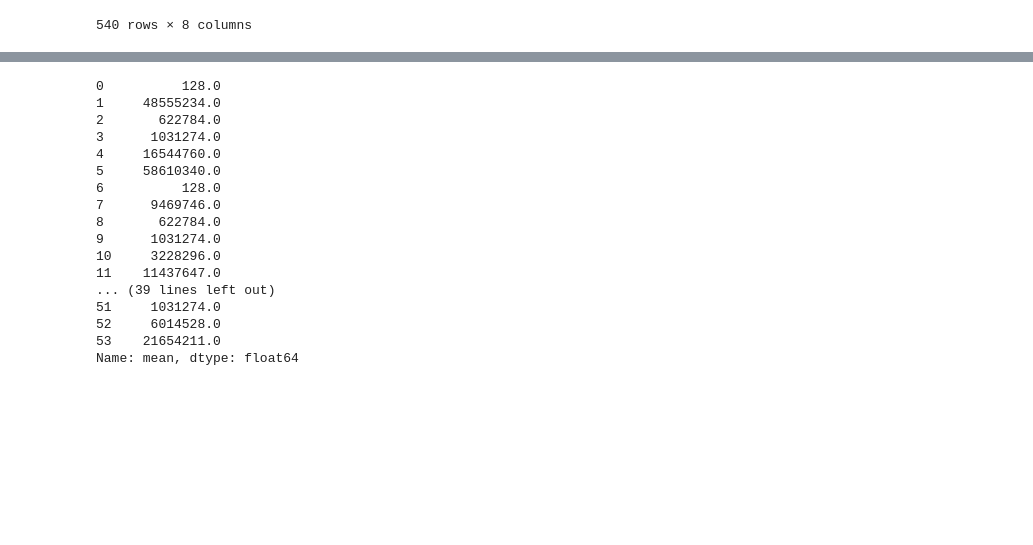
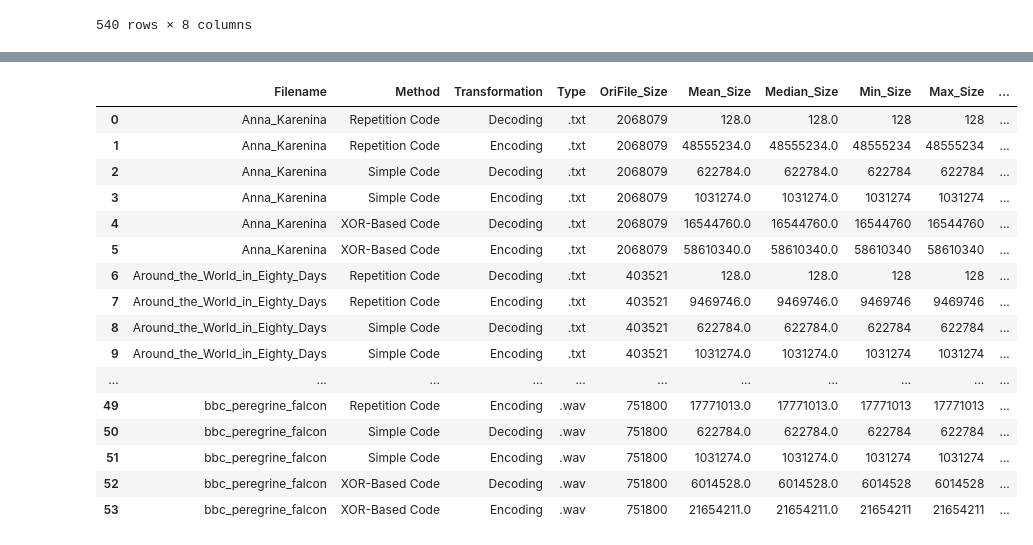
Before and after one commit to AAnzel/UNACORM, a Jupyter notebook: Source/recalculate_pickle.ipynb, the cells around one changed output, grey strips where cells are left out. Drawn from its saved outputs; the diff is of its cells as text; code cells hidden in the pictures; blank space fills up the shorter version.

```diff
--- a/Source/recalculate_pickle.ipynb
+++ b/Source/recalculate_pickle.ipynb
@@ -154,25 +155,25 @@ df_agg.to_pickle('data/pre_measure_stat.pkl')
 # %%
 df_stat = pd.read_pickle(r"data/pre_measure_stat.pkl")
 # %%
-df_stat['Size']['mean']
+df_stat
 # %% [output]
-0          128.0
-1     48555234.0
-2       622784.0
-3      1031274.0
-4     16544760.0
-5     58610340.0
-6          128.0
-7      9469746.0
-8       622784.0
-9      1031274.0
-10     3228296.0
-11    11437647.0
-... (39 lines left out)
-51     1031274.0
-52     6014528.0
-53    21654211.0
-Name: mean, dtype: float64
+|  | Filename | Method | Transformation | Type | OriFile_Size | Mean_Size | Median_Size | Min_Size | Max_Size | ... |
+| 0 | Anna_Karenina | Repetition Code | Decoding | .txt | 2068079 | 128.0 | 128.0 | 128 | 128 | ... |
+| 1 | Anna_Karenina | Repetition Code | Encoding | .txt | 2068079 | 48555234.0 | 48555234.0 | 48555234 | 48555234 | ... |
+| 2 | Anna_Karenina | Simple Code | Decoding | .txt | 2068079 | 622784.0 | 622784.0 | 622784 | 622784 | ... |
+| 3 | Anna_Karenina | Simple Code | Encoding | .txt | 2068079 | 1031274.0 | 1031274.0 | 1031274 | 1031274 | ... |
+| 4 | Anna_Karenina | XOR-Based Code | Decoding | .txt | 2068079 | 16544760.0 | 16544760.0 | 16544760 | 16544760 | ... |
+| 5 | Anna_Karenina | XOR-Based Code | Encoding | .txt | 2068079 | 58610340.0 | 58610340.0 | 58610340 | 58610340 | ... |
+| 6 | Around_the_World_in_Eighty_Days | Repetition Code | Decoding | .txt | 403521 | 128.0 | 128.0 | 128 | 128 | ... |
+| 7 | Around_the_World_in_Eighty_Days | Repetition Code | Encoding | .txt | 403521 | 9469746.0 | 9469746.0 | 9469746 | 9469746 | ... |
+| 8 | Around_the_World_in_Eighty_Days | Simple Code | Decoding | .txt | 403521 | 622784.0 | 622784.0 | 622784 | 622784 | ... |
+| 9 | Around_the_World_in_Eighty_Days | Simple Code | Encoding | .txt | 403521 | 1031274.0 | 1031274.0 | 1031274 | 1031274 | ... |
+| ... | ... | ... | ... | ... | ... | ... | ... | ... | ... | ... |
+| 49 | bbc_peregrine_falcon | Repetition Code | Encoding | .wav | 751800 | 17771013.0 | 17771013.0 | 17771013 | 17771013 | ... |
+| 50 | bbc_peregrine_falcon | Simple Code | Decoding | .wav | 751800 | 622784.0 | 622784.0 | 622784 | 622784 | ... |
+| 51 | bbc_peregrine_falcon | Simple Code | Encoding | .wav | 751800 | 1031274.0 | 1031274.0 | 1031274 | 1031274 | ... |
+| 52 | bbc_peregrine_falcon | XOR-Based Code | Decoding | .wav | 751800 | 6014528.0 | 6014528.0 | 6014528 | 6014528 | ... |
+| 53 | bbc_peregrine_falcon | XOR-Based Code | Encoding | .wav | 751800 | 21654211.0 | 21654211.0 | 21654211 | 21654211 | ... |
 # %%
 Filename = df_stat['Filename']
 Method = df_stat['Method']
```
Also changed, not shown: parts of 22 cells of this notebook.
